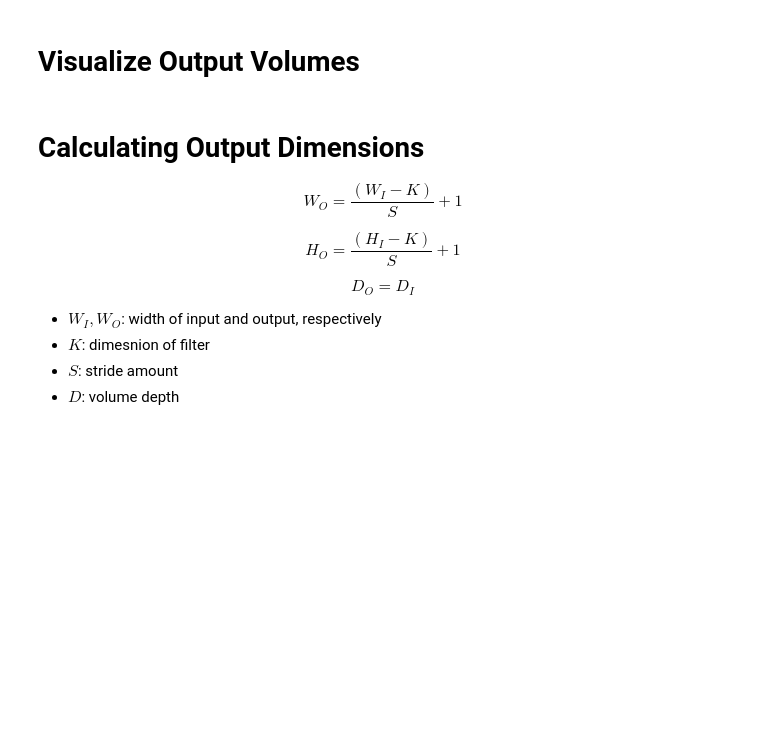
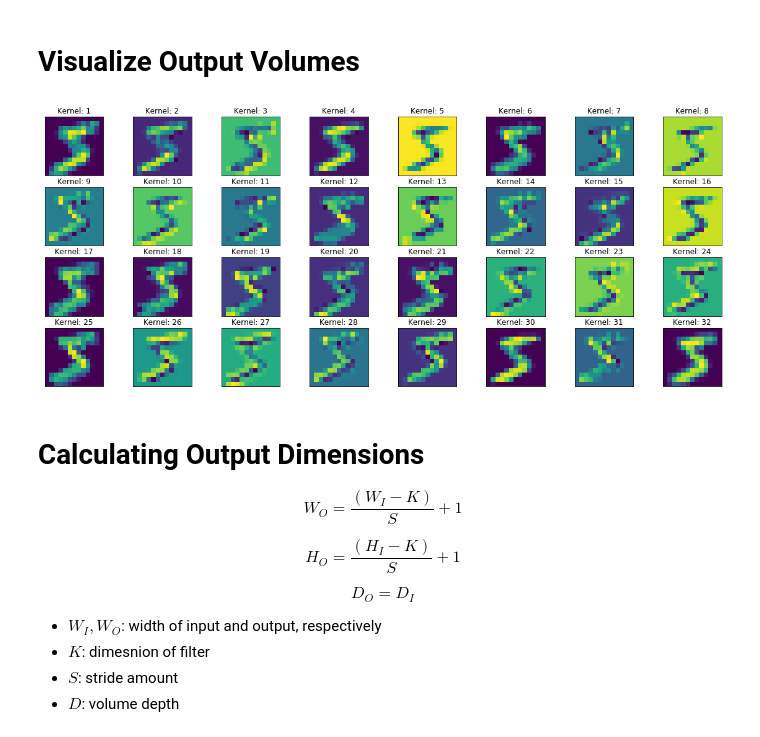
Before and after one commit to jordanott/DeepLearning, a Jupyter notebook: Notebooks/04 Convolutional Neural Networks.ipynb, the cells around one changed output. Drawn from its saved outputs; the diff is of its cells as text; code cells hidden in the pictures; blank space fills up the shorter version.

```diff
--- a/Notebooks/04 Convolutional Neural Networks.ipynb
+++ b/Notebooks/04 Convolutional Neural Networks.ipynb
@@ -175,7 +179,7 @@ def calc_conv_output_dim(in_shape, kernel_shape, padding, stride):
 # set conv layer params
 kernel_size = 3; num_filters = 32; stride = 1; padding = 0
 # init weight kernel
-w =
+w = np.random.randn(kernel_size,kernel_size,num_filters) # 3,3,32
 # get input
 x = x_train[0].reshape(28,28,1)
 
@@ -185,11 +189,12 @@ out_shape = calc_conv_output_dim(x.shape, w.shape, padding, stride)
 # holder for layer outputs
 output = np.zeros(shape=out_shape)
 
-for row in range(): # iterate through image rows
-    for col in range(): # iterate through image cols
+for row in range(output.shape[0]): # iterate through image rows
+    for col in range(output.shape[1]): # iterate through image cols
         # multiply weights with image
-
+        tmp_output = x[row:row+kernel_size, col:col+kernel_size] * w
         # sum
+        output[row, col] = np.sum(tmp_output, axis=(0,1))
 # %% [markdown]
 # Visualize Output Volumes
 # %%
@@ -226,12 +239,15 @@ for i in range(1,33):
 # %%
 pool_dim = 2; stride = 2
-output = np.random.randn(26,26,32)
+# output = np.random.randn(26,26,32)
 
 pool_output = np.zeros((output.shape[0]/pool_dim, output.shape[1]/pool_dim, output.shape[2]))
 
-for row in range():
-    for col in range():
-        pool_output =
+for row in range(pool_output.shape[0]):
+    for col in range(pool_output.shape[1]):
+        r = row * stride
+        c = col * stride
+
+        pool_output[row,col] = np.max(output[r:r+pool_dim, c:c+pool_dim], axis=(0,1))
 # %% [markdown]
 **Hint:** max over two axes
 # %% [markdown]
@@ -239,8 +255,10 @@ for row in range():
 # %%
 plt.figure(figsize=(20,8))
 for i in range(1,33):
     plt.subplot(4,8,i); plt.title('Kernel: %d' %i)
-    plt.imshow(output[:,:,i-1]); plt.xticks([]); plt.yticks([])
+    plt.imshow(pool_output[:,:,i-1]); plt.xticks([]); plt.yticks([])
+# %% [output]
+[figure, added]
 # %% [markdown]
 # Calculating Output Dimensions
 
```
Also changed, not shown: parts of 10 cells of this notebook.
